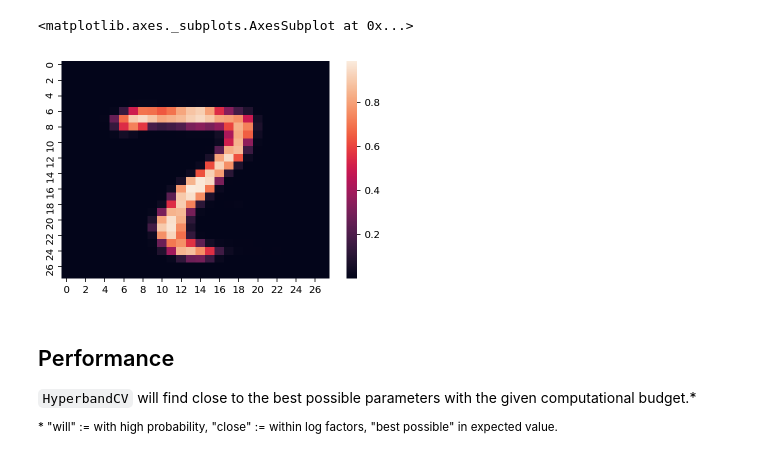
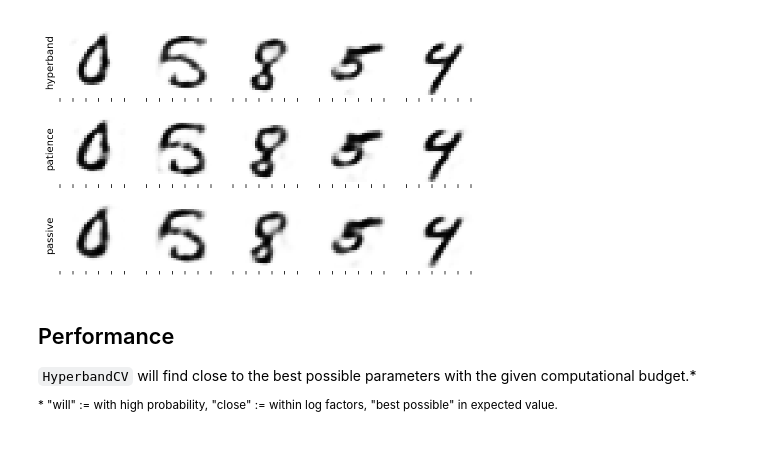
Before and after one commit to stsievert/dask-hyperband-comparison, a Jupyter notebook: Visualize.ipynb, the cells around one changed output. Saved outputs shown, nothing was run; the diff lists cells and outputs as text; code cells hidden in the pictures.

```diff
--- a/Visualize.ipynb
+++ b/Visualize.ipynb
@@ -45,16 +45,27 @@ best = {alg: read_json(DIR + f"{today}-{alg}-best-params-and-score.json") for al
 # for alg, hist in histories.items():
 #     print(alg, len(hist))
 #     pprint({k: v for k, v in hist[0].items() if "params" != k})
-# %%
-import numpy as np
-data = np.load(DIR + f"{today}-hyperband-test.npz")
-y_hat = data["y_hat"]
-
-import seaborn as sns
-sns.heatmap(y_hat[0].reshape(28, 28))
-# %% [output]
-<matplotlib.axes._subplots.AxesSubplot at 0x...>
-[figure, removed]
+# %%
+import numpy as np
+import seaborn as sns
+import matplotlib.pyplot as plt
+
+ests = {alg: np.load(DIR + f"{today}-{alg}-test.npz")["y_hat"]
+        for alg in ["hyperband", "patience", "passive"]}
+
+w = 1.5
+
+show = np.random.choice(len(ests["hyperband"]), size=5)
+fig, axs = plt.subplots(nrows=3, ncols=5, figsize=(5*w, 3*w))
+for (name, imgs), row in zip(ests.items(), axs):
+    for i, (img, ax) in enumerate(zip(imgs, row)):
+        ax = sns.heatmap(imgs[show[i]].reshape(28, 28), ax=ax, cmap="gray_r", cbar=False)
+        ax.yaxis.set_major_locator(plt.NullLocator())
+        ax.xaxis.set_major_formatter(plt.NullFormatter())
+        if i == 0:
+            _ = ax.set_ylabel(name)
+# %% [output]
+[figure, added]
 # %% [markdown]
 ## Performance
 `HyperbandCV` will find close to the best possible parameters with the given computational budget.*
```
Also changed, not shown: 2 other files.
